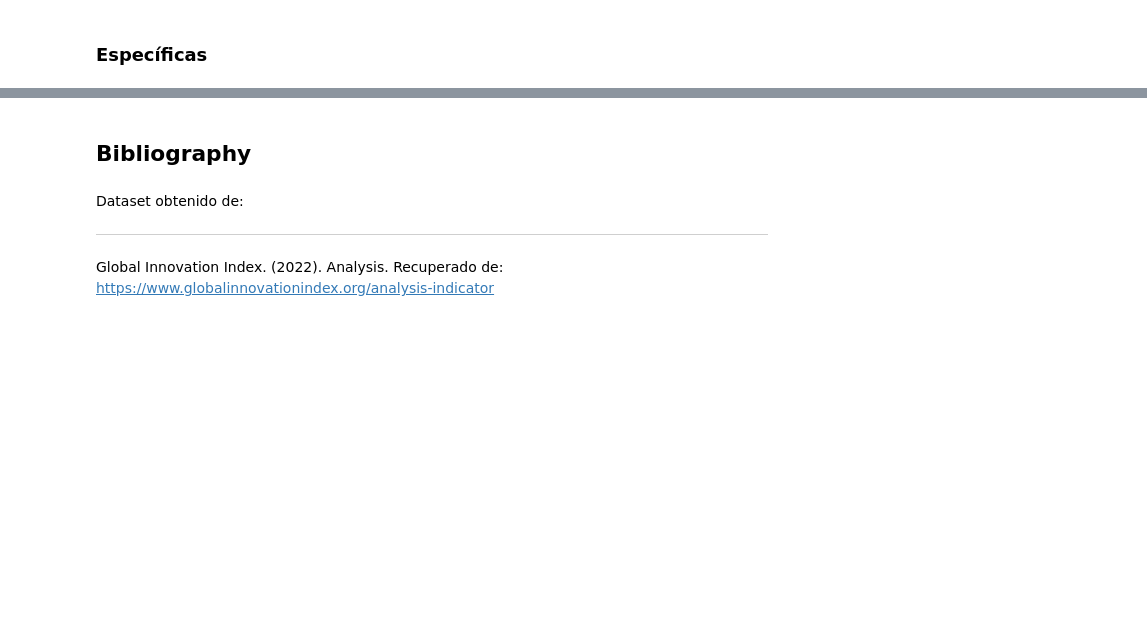
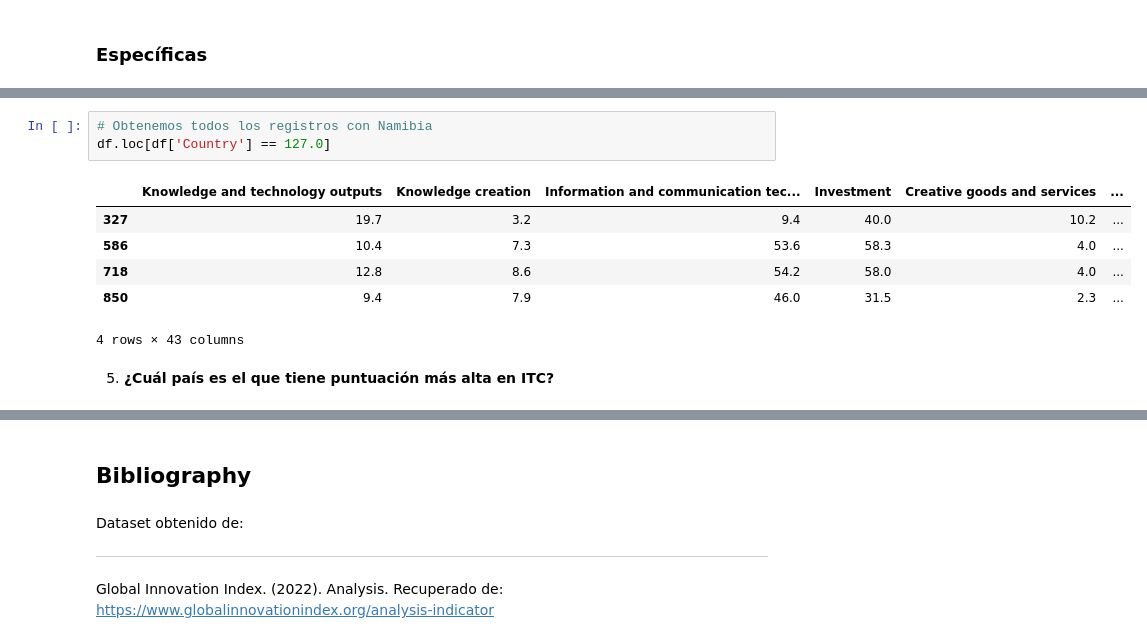
Before and after one commit to MAlejandroVC/Proyecto1, a Jupyter notebook: Project_4/GlobalInnovation.ipynb, the cells around one changed output, grey strips where cells are left out. Cells and saved outputs as stored; diff of their text form; blank space fills up the shorter version.

```diff
--- a/Project_4/GlobalInnovation.ipynb
+++ b/Project_4/GlobalInnovation.ipynb
@@ -307,0 +324,12 @@ Se espera tener buenos resultados que den más del 80% e identificar principales
+# %%
+# Obtenemos todos los registros con Namibia
+df.loc[df['Country'] == 127.0]
+# %% [output]
+|  | Knowledge and technology outputs | Knowledge creation | Information and communication tec... | Investment | Creative goods and services | ... |
+| 327 | 19.7 | 3.2 | 9.4 | 40.0 | 10.2 | ... |
+| 586 | 10.4 | 7.3 | 53.6 | 58.3 | 4.0 | ... |
+| 718 | 12.8 | 8.6 | 54.2 | 58.0 | 4.0 | ... |
+| 850 | 9.4 | 7.9 | 46.0 | 31.5 | 2.3 | ... |
+4 rows × 43 columns
+# %% [markdown]
+5. **¿Cuál país es el que tiene puntuación más alta en ITC?**
```
Also changed, not shown: parts of 10 cells of this notebook, 1 other file.
